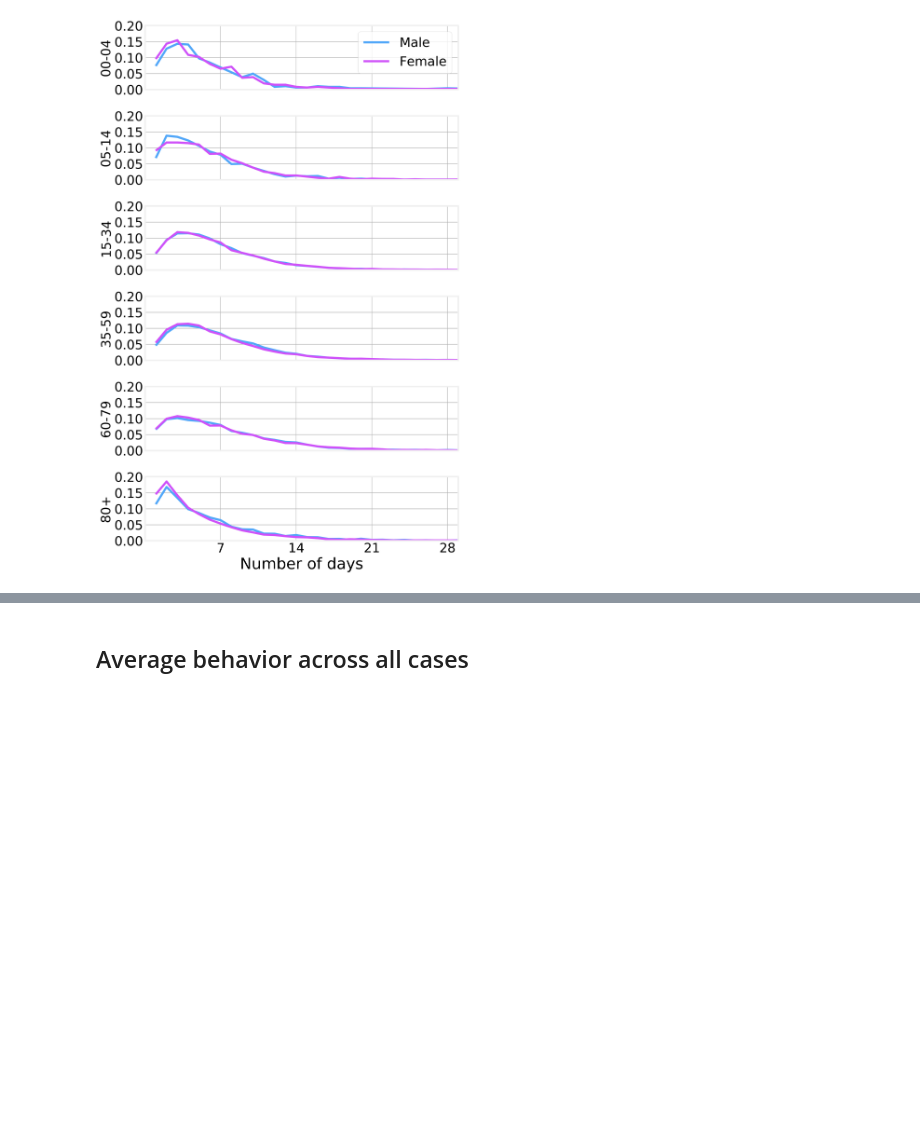
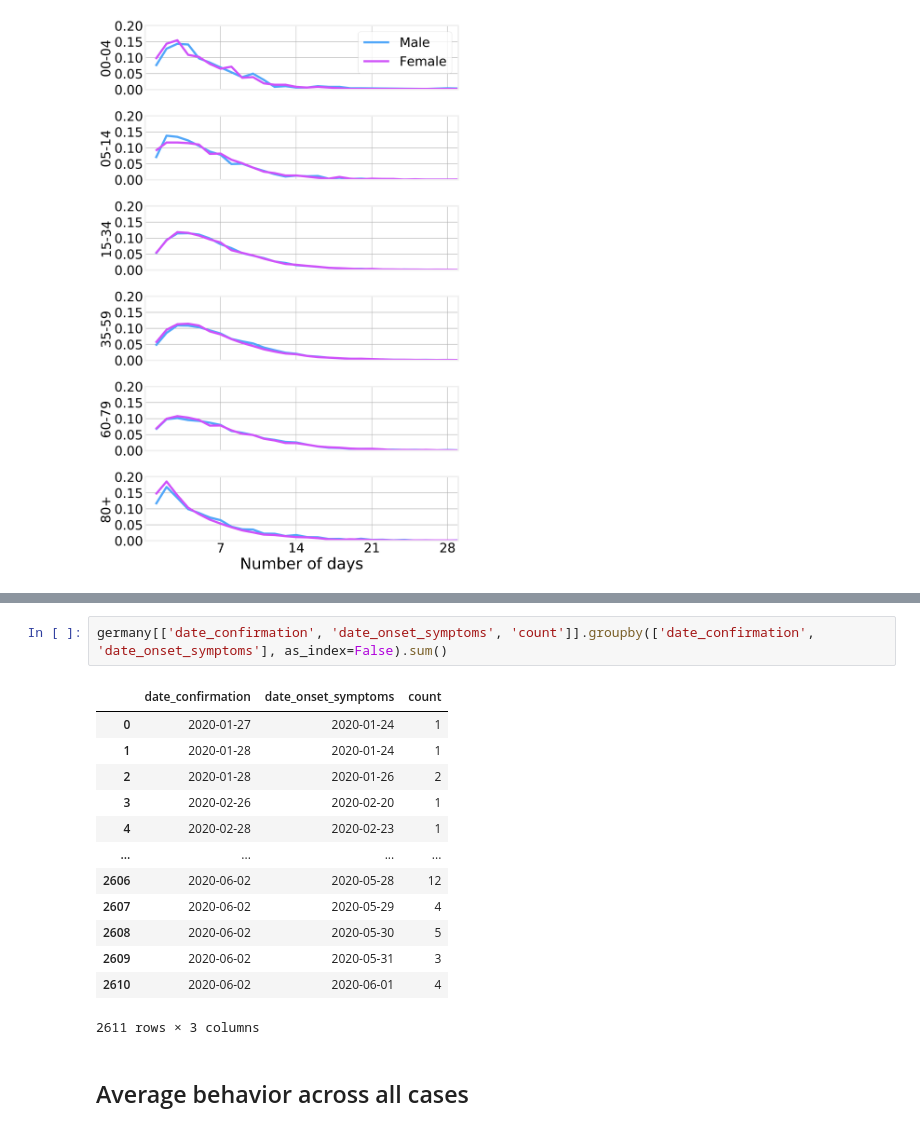
Before and after one commit to DataForScience/Epidemiology101, a Jupyter notebook: Epidemiology002.ipynb, the cells around one changed output, grey strips where cells are left out. Saved outputs shown, nothing was run; the diff lists cells and outputs as text; blank space fills up the shorter version.

```diff
--- a/Epidemiology002.ipynb
+++ b/Epidemiology002.ipynb
@@ -301,3 +325,19 @@ fig.tight_layout()
+# %%
+germany[['date_confirmation', 'date_onset_symptoms', 'count']].groupby(['date_confirmation', 'date_onset_symptoms'], as_index=False).sum()
+# %% [output]
+|  | date_confirmation | date_onset_symptoms | count |
+| 0 | 2020-01-27 | 2020-01-24 | 1 |
+| 1 | 2020-01-28 | 2020-01-24 | 1 |
+| 2 | 2020-01-28 | 2020-01-26 | 2 |
+| 3 | 2020-02-26 | 2020-02-20 | 1 |
+| 4 | 2020-02-28 | 2020-02-23 | 1 |
+| ... | ... | ... | ... |
+| 2606 | 2020-06-02 | 2020-05-28 | 12 |
+| 2607 | 2020-06-02 | 2020-05-29 | 4 |
+| 2608 | 2020-06-02 | 2020-05-30 | 5 |
+| 2609 | 2020-06-02 | 2020-05-31 | 3 |
+| 2610 | 2020-06-02 | 2020-06-01 | 4 |
+2611 rows × 3 columns
 # %% [markdown]
 ## Average behavior across all cases
 # %% [markdown]
```
Also changed, not shown: parts of 9 cells of this notebook, 2 other files.
